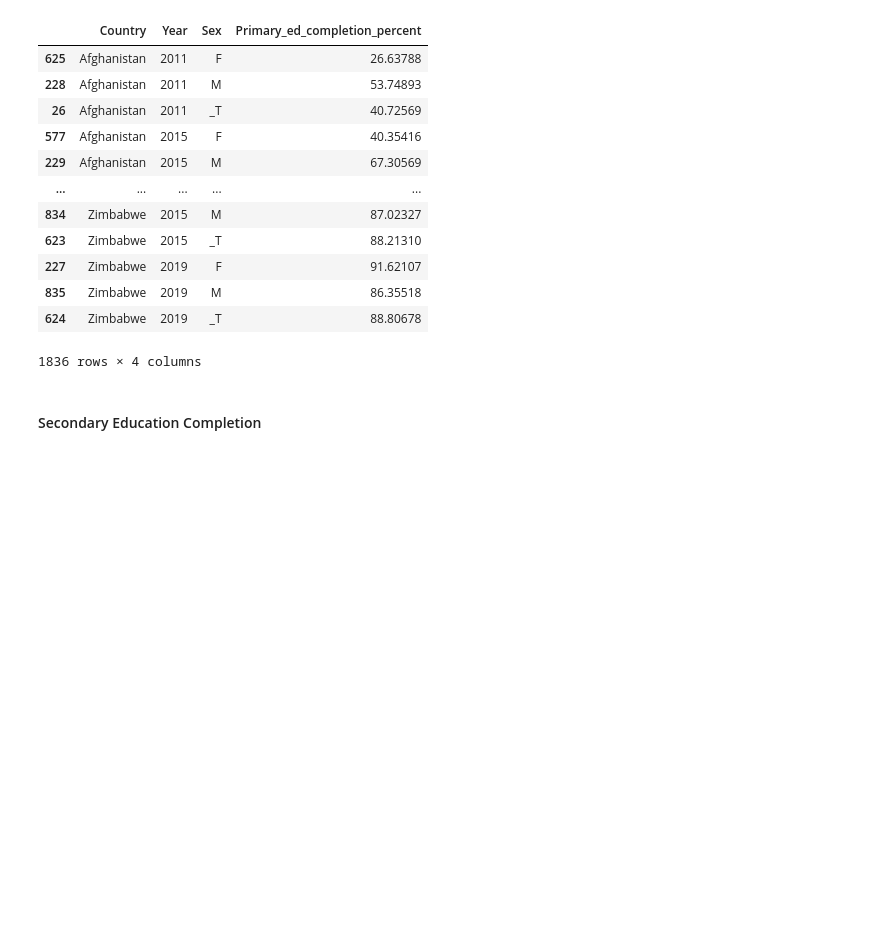
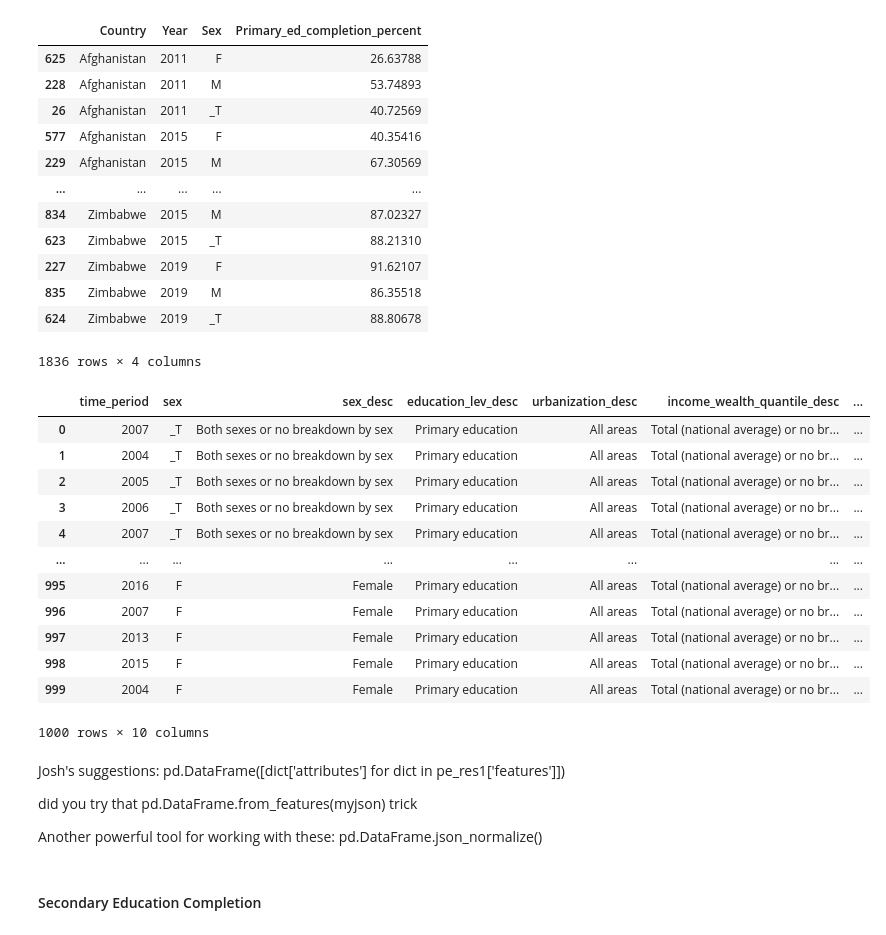
Before and after one commit to nss-data-science-cohort-6/un_data_question-MWeissSharp, a Jupyter notebook: notebooks/UN_Data_Solo_Exploration.ipynb, the cells around one changed output. Saved outputs shown, nothing was run; the diff lists cells and outputs as text; code cells hidden in the pictures; blank space fills up the shorter version.

```diff
--- a/notebooks/UN_Data_Solo_Exploration.ipynb
+++ b/notebooks/UN_Data_Solo_Exploration.ipynb
@@ -47,6 +49,29 @@ primary_ed
 | 835 | Zimbabwe | 2019 | M | 86.35518 |
 | 624 | Zimbabwe | 2019 | _T | 88.80678 |
 1836 rows × 4 columns
+# %%
+pd.DataFrame([dict['attributes'] for dict in pe_res1['features']])
+# %% [output]
+|  | time_period | sex | sex_desc | education_lev_desc | urbanization_desc | income_wealth_quantile_desc | ... |
+| 0 | 2007 | _T | Both sexes or no breakdown by sex | Primary education | All areas | Total (national average) or no br... | ... |
+| 1 | 2004 | _T | Both sexes or no breakdown by sex | Primary education | All areas | Total (national average) or no br... | ... |
+| 2 | 2005 | _T | Both sexes or no breakdown by sex | Primary education | All areas | Total (national average) or no br... | ... |
+| 3 | 2006 | _T | Both sexes or no breakdown by sex | Primary education | All areas | Total (national average) or no br... | ... |
+| 4 | 2007 | _T | Both sexes or no breakdown by sex | Primary education | All areas | Total (national average) or no br... | ... |
+| ... | ... | ... | ... | ... | ... | ... | ... |
+| 995 | 2016 | F | Female | Primary education | All areas | Total (national average) or no br... | ... |
+| 996 | 2007 | F | Female | Primary education | All areas | Total (national average) or no br... | ... |
+| 997 | 2013 | F | Female | Primary education | All areas | Total (national average) or no br... | ... |
+| 998 | 2015 | F | Female | Primary education | All areas | Total (national average) or no br... | ... |
+| 999 | 2004 | F | Female | Primary education | All areas | Total (national average) or no br... | ... |
+1000 rows × 10 columns
+# %% [markdown]
+Josh's suggestions:
+pd.DataFrame([dict['attributes'] for dict in pe_res1['features']])
+
+did you try that pd.DataFrame.from_features(myjson) trick
+
+Another powerful tool for working with these: pd.DataFrame.json_normalize()
 # %% [markdown]
 #### Secondary Education Completion
 # %%
```
Also changed, not shown: parts of 53 cells of this notebook, 1 other file.
